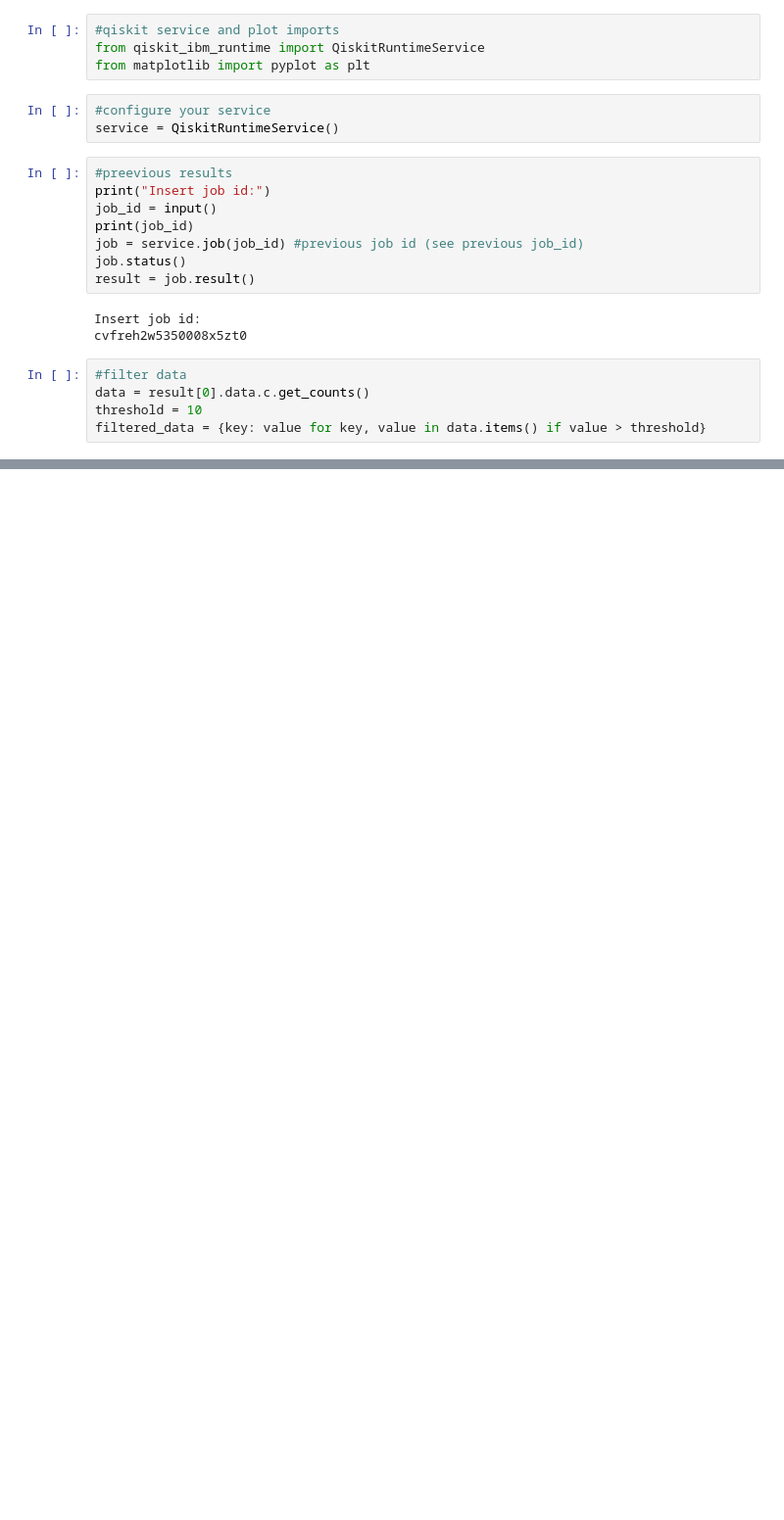
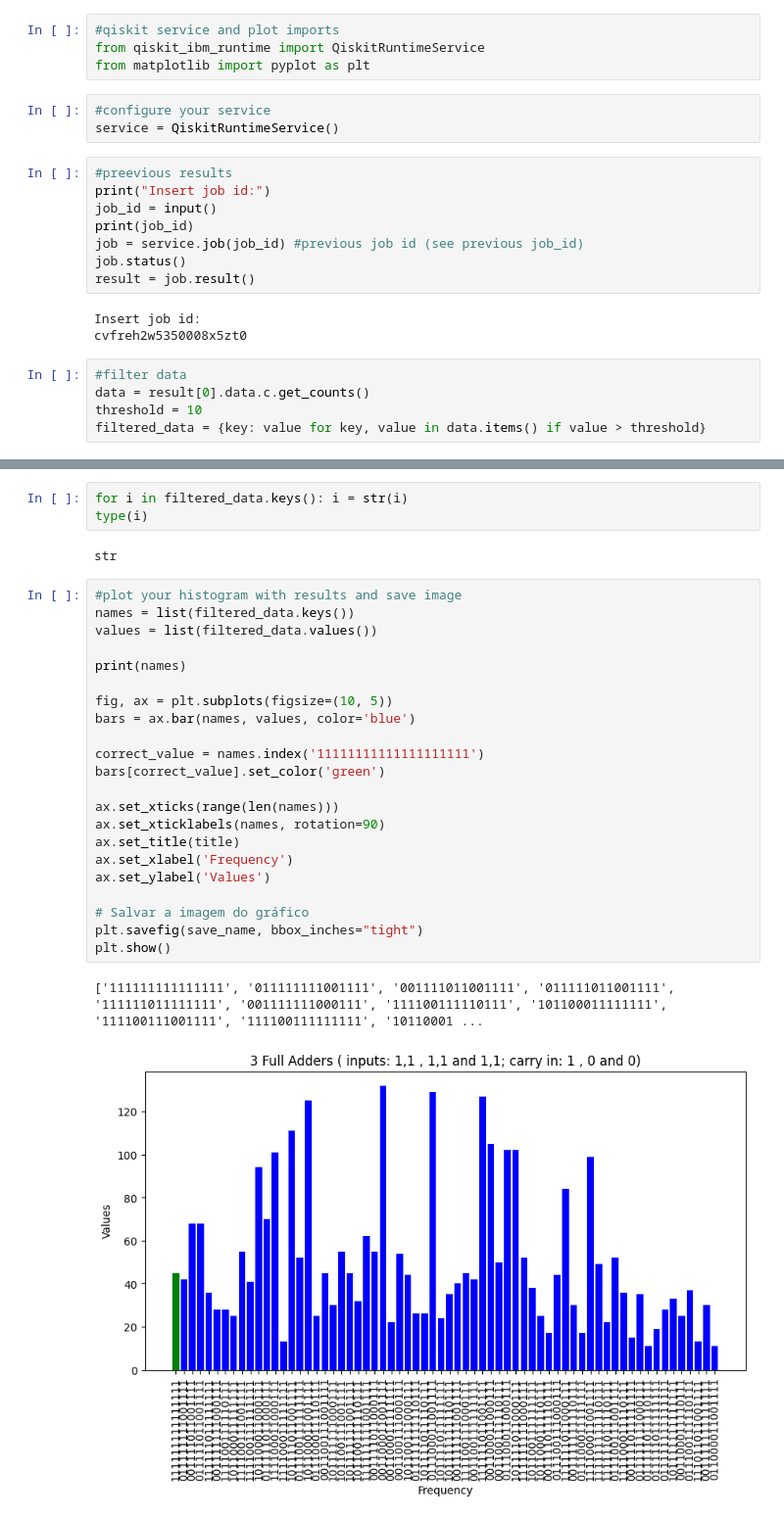
Before and after one commit to delbempedro/ic, a Jupyter notebook: previous_results.ipynb, the cells around one changed output, grey strips where cells are left out. Shown at 98% size. Drawn from its saved outputs; the diff is of its cells as text; blank space fills up the shorter version.

Commit message:
update graphs ploting

```diff
--- a/previous_results.ipynb
+++ b/previous_results.ipynb
@@ -37,3 +37,33 @@ results/3-full-adders-real-run.png
+# %%
+for i in filtered_data.keys(): i = str(i)
+type(i)
+# %% [output]
+str
+# %%
+#plot your histogram with results and save image
+names = list(filtered_data.keys())
+values = list(filtered_data.values())
+
+print(names)
+
+fig, ax = plt.subplots(figsize=(10, 5))
+bars = ax.bar(names, values, color='blue')
+
+correct_value = names.index('11111111111111111111')
+bars[correct_value].set_color('green')
+
+ax.set_xticks(range(len(names)))
+ax.set_xticklabels(names, rotation=90)
+ax.set_title(title)
+ax.set_xlabel('Frequency')
+ax.set_ylabel('Values')
+
+# Salvar a imagem do gráfico
+plt.savefig(save_name, bbox_inches="tight")
+plt.show()
+# %% [output]
+['111111111111111', '011111111001111', '001111011001111', '011111011001111', '111111011111111', '001111111000111', '111100111110111', '101100011111111', '111100111001111', '111100111111111', '10110001 ...
+[figure, added]
 # %%
 #plot your histogram with results and save image
 names = list(filtered_data.keys())
```
Also changed, not shown: parts of 2 cells of this notebook, 5 other files.
